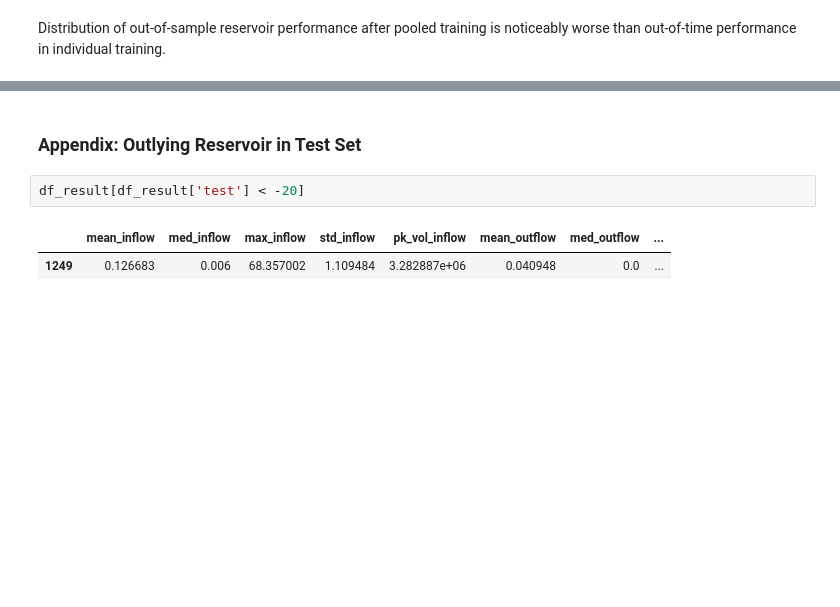
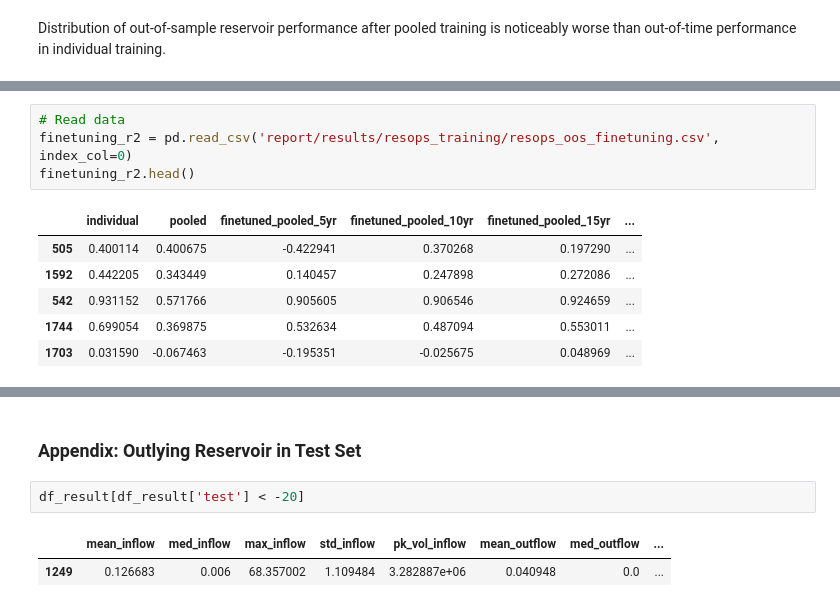
Before and after one commit to Matt2371/DL-reservoir-modeling, a Jupyter notebook: experiments/10e_resops_evaluate.ipynb, the cells around one changed output, grey strips where cells are left out. Cells and saved outputs as stored; diff of their text form; blank space fills up the shorter version.

```diff
--- a/experiments/10d_resops_evaluate.ipynb
+++ b/experiments/10e_resops_evaluate.ipynb
@@ -645,0 +653,11 @@ Distribution of out-of-sample reservoir performance after pooled training is not
+# %%
+# Read data
+finetuning_r2 = pd.read_csv('report/results/resops_training/resops_oos_finetuning.csv', index_col=0)
+finetuning_r2.head()
+# %% [output]
+|  | individual | pooled | finetuned_pooled_5yr | finetuned_pooled_10yr | finetuned_pooled_15yr | ... |
+| 505 | 0.400114 | 0.400675 | -0.422941 | 0.370268 | 0.197290 | ... |
+| 1592 | 0.442205 | 0.343449 | 0.140457 | 0.247898 | 0.272086 | ... |
+| 542 | 0.931152 | 0.571766 | 0.905605 | 0.906546 | 0.924659 | ... |
+| 1744 | 0.699054 | 0.369875 | 0.532634 | 0.487094 | 0.553011 | ... |
+| 1703 | 0.031590 | -0.067463 | -0.195351 | -0.025675 | 0.048969 | ... |
```
Also changed, not shown: parts of 6 cells of this notebook, 7 other files.
